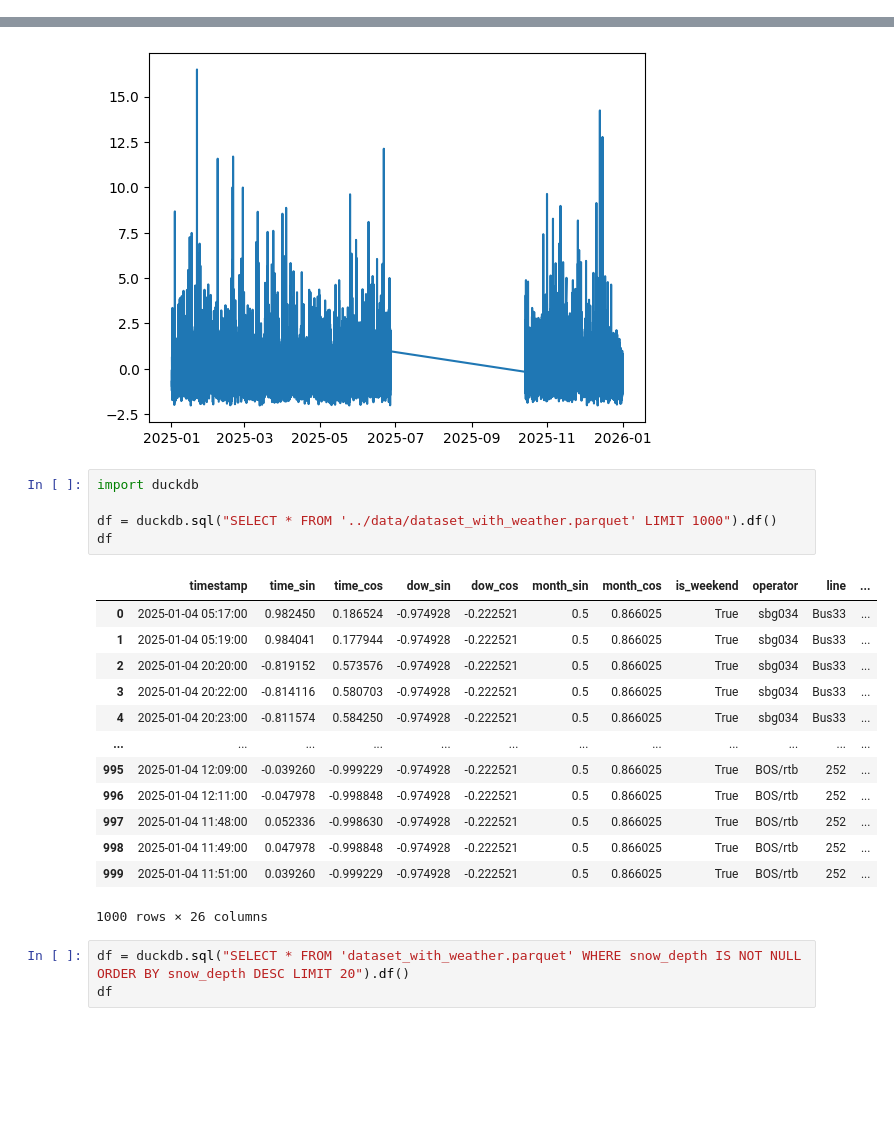
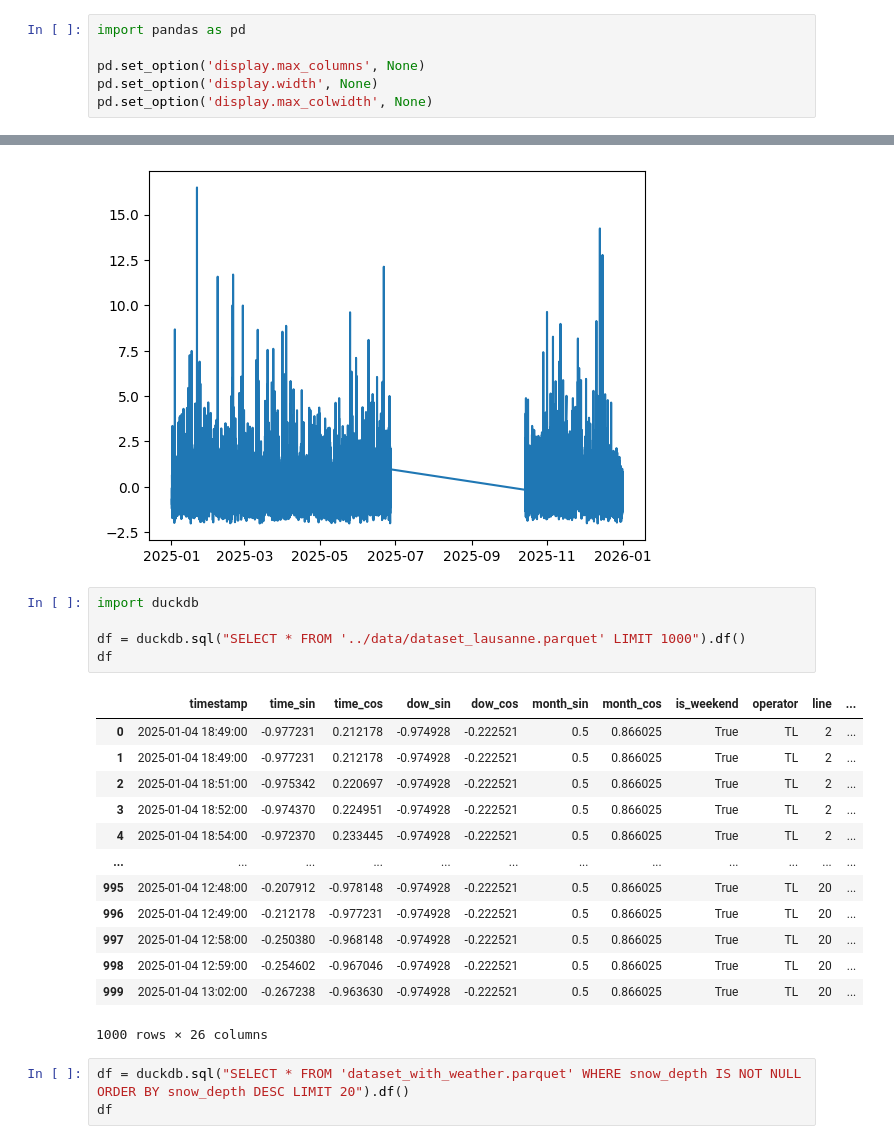
Before and after one commit to kais-grati/Swiss_buses_delay_prediction, a Jupyter notebook: notebooks/misc.ipynb, the cells around one changed output, grey strips where cells are left out. Cells and saved outputs as stored; diff of their text form; blank space fills up the shorter version.

Commit message:
Make Lausanne region sub-dataset

```diff
--- a/notebooks/misc.ipynb
+++ b/notebooks/misc.ipynb
@@ -1,3 +1,9 @@
+# %%
+import pandas as pd
+
+pd.set_option('display.max_columns', None)
+pd.set_option('display.width', None)
+pd.set_option('display.max_colwidth', None)
 # %%
 import duckdb
 
@@ -63,21 +69,21 @@ plt.plot(df["timestamp"], stdzed)
 # %%
 import duckdb
 
-df = duckdb.sql("SELECT * FROM '../data/dataset_with_weather.parquet' LIMIT 1000").df()
+df = duckdb.sql("SELECT * FROM '../data/dataset_lausanne.parquet' LIMIT 1000").df()
 df
 # %% [output]
 |  | timestamp | time_sin | time_cos | dow_sin | dow_cos | month_sin | month_cos | is_weekend | operator | line | ... |
-| 0 | 2025-01-04 05:17:00 | 0.982450 | 0.186524 | -0.974928 | -0.222521 | 0.5 | 0.866025 | True | sbg034 | Bus33 | ... |
-| 1 | 2025-01-04 05:19:00 | 0.984041 | 0.177944 | -0.974928 | -0.222521 | 0.5 | 0.866025 | True | sbg034 | Bus33 | ... |
-| 2 | 2025-01-04 20:20:00 | -0.819152 | 0.573576 | -0.974928 | -0.222521 | 0.5 | 0.866025 | True | sbg034 | Bus33 | ... |
-| 3 | 2025-01-04 20:22:00 | -0.814116 | 0.580703 | -0.974928 | -0.222521 | 0.5 | 0.866025 | True | sbg034 | Bus33 | ... |
-| 4 | 2025-01-04 20:23:00 | -0.811574 | 0.584250 | -0.974928 | -0.222521 | 0.5 | 0.866025 | True | sbg034 | Bus33 | ... |
+| 0 | 2025-01-04 18:49:00 | -0.977231 | 0.212178 | -0.974928 | -0.222521 | 0.5 | 0.866025 | True | TL | 2 | ... |
+| 1 | 2025-01-04 18:49:00 | -0.977231 | 0.212178 | -0.974928 | -0.222521 | 0.5 | 0.866025 | True | TL | 2 | ... |
+| 2 | 2025-01-04 18:51:00 | -0.975342 | 0.220697 | -0.974928 | -0.222521 | 0.5 | 0.866025 | True | TL | 2 | ... |
+| 3 | 2025-01-04 18:52:00 | -0.974370 | 0.224951 | -0.974928 | -0.222521 | 0.5 | 0.866025 | True | TL | 2 | ... |
+| 4 | 2025-01-04 18:54:00 | -0.972370 | 0.233445 | -0.974928 | -0.222521 | 0.5 | 0.866025 | True | TL | 2 | ... |
 | ... | ... | ... | ... | ... | ... | ... | ... | ... | ... | ... | ... |
-| 995 | 2025-01-04 12:09:00 | -0.039260 | -0.999229 | -0.974928 | -0.222521 | 0.5 | 0.866025 | True | BOS/rtb | 252 | ... |
-| 996 | 2025-01-04 12:11:00 | -0.047978 | -0.998848 | -0.974928 | -0.222521 | 0.5 | 0.866025 | True | BOS/rtb | 252 | ... |
-| 997 | 2025-01-04 11:48:00 | 0.052336 | -0.998630 | -0.974928 | -0.222521 | 0.5 | 0.866025 | True | BOS/rtb | 252 | ... |
-| 998 | 2025-01-04 11:49:00 | 0.047978 | -0.998848 | -0.974928 | -0.222521 | 0.5 | 0.866025 | True | BOS/rtb | 252 | ... |
-| 999 | 2025-01-04 11:51:00 | 0.039260 | -0.999229 | -0.974928 | -0.222521 | 0.5 | 0.866025 | True | BOS/rtb | 252 | ... |
+| 995 | 2025-01-04 12:48:00 | -0.207912 | -0.978148 | -0.974928 | -0.222521 | 0.5 | 0.866025 | True | TL | 20 | ... |
+| 996 | 2025-01-04 12:49:00 | -0.212178 | -0.977231 | -0.974928 | -0.222521 | 0.5 | 0.866025 | True | TL | 20 | ... |
+| 997 | 2025-01-04 12:58:00 | -0.250380 | -0.968148 | -0.974928 | -0.222521 | 0.5 | 0.866025 | True | TL | 20 | ... |
+| 998 | 2025-01-04 12:59:00 | -0.254602 | -0.967046 | -0.974928 | -0.222521 | 0.5 | 0.866025 | True | TL | 20 | ... |
+| 999 | 2025-01-04 13:02:00 | -0.267238 | -0.963630 | -0.974928 | -0.222521 | 0.5 | 0.866025 | True | TL | 20 | ... |
 1000 rows × 26 columns
 # %%
 df = duckdb.sql("SELECT * FROM 'dataset_with_weather.parquet' WHERE snow_depth IS NOT NULL ORDER BY snow_depth DESC LIMIT 20").df()
```
Also changed, not shown: 1 other file.
